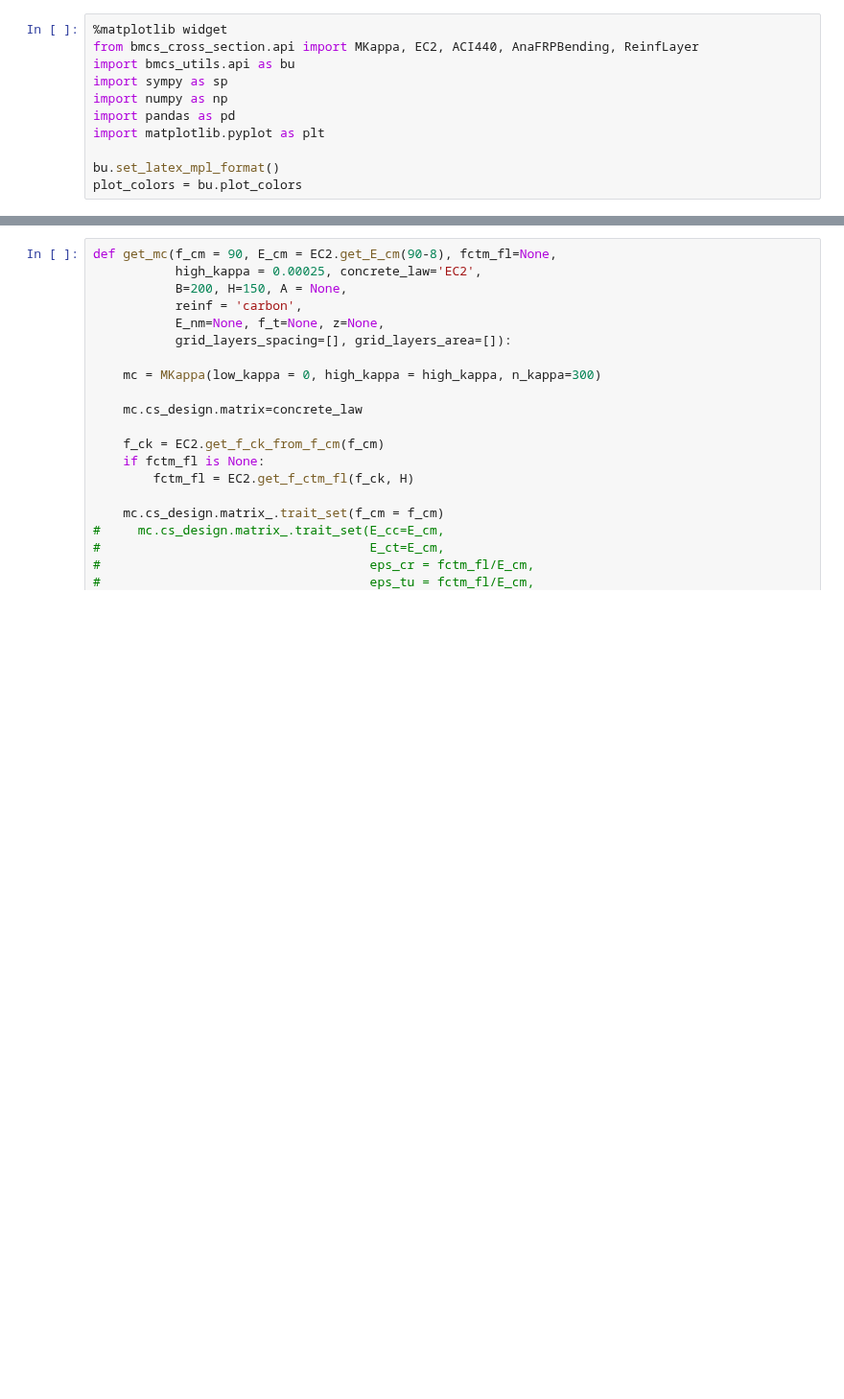
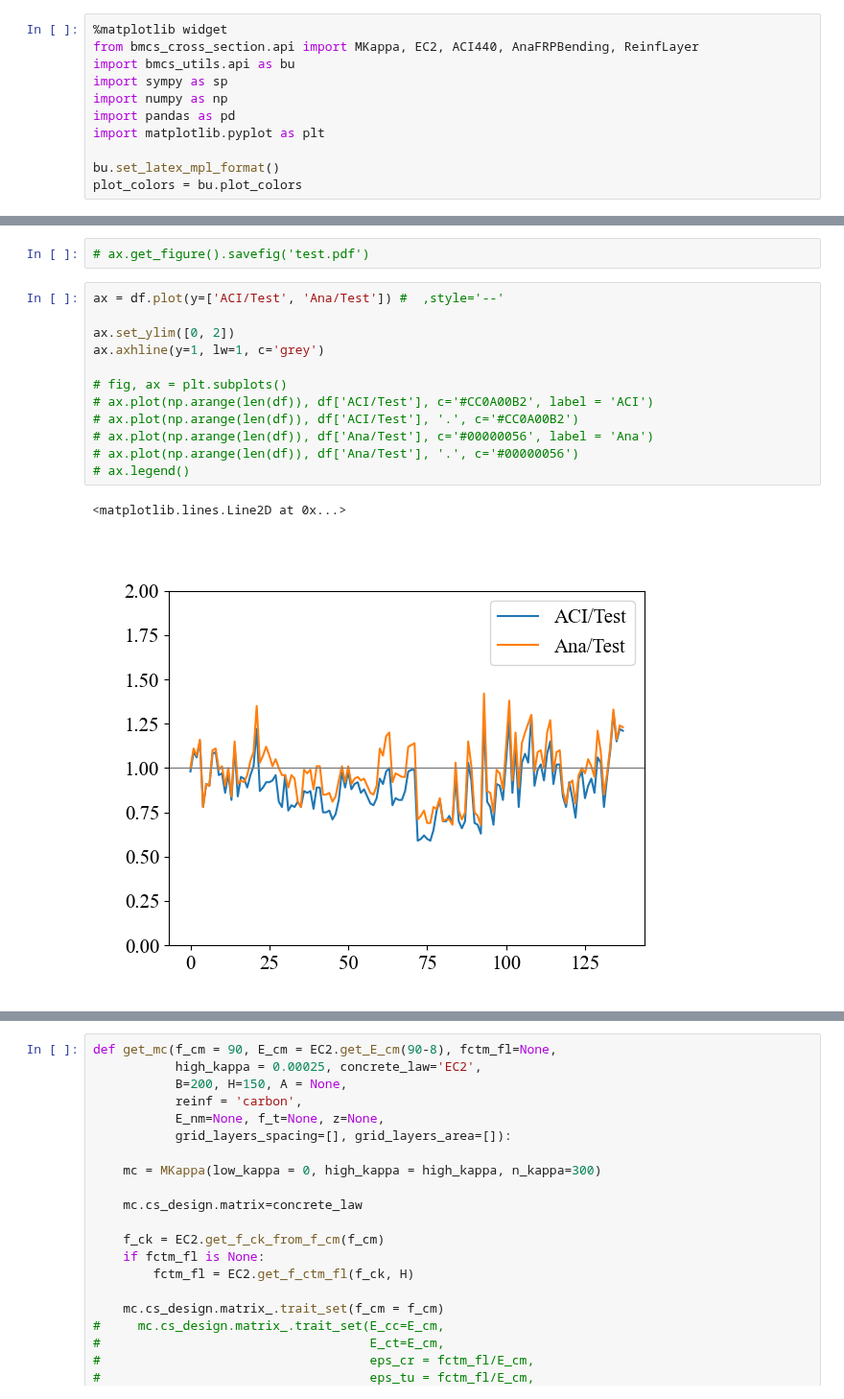
Before and after one commit to rosoba/bmcs_cross_section, a Jupyter notebook: notebooks/mkappa/deriving_rho_fb_and_M_n_with_2_lines_approx_studies_and_validation.ipynb, the cells around one changed output, grey strips where cells are left out. Shown at 96% size. Saved outputs shown, nothing was run; the diff lists cells and outputs as text; blank space fills up the shorter version.

```diff
--- a/notebooks/mkappa/deriving_rho_fb_and_M_n_with_2_lines_approx_studies_and_validation.ipynb
+++ b/notebooks/mkappa/deriving_rho_fb_and_M_n_with_2_lines_approx_studies_and_validation.ipynb
@@ -65,0 +97,17 @@ df
+# %%
+# ax.get_figure().savefig('test.pdf')
+# %%
+ax = df.plot(y=['ACI/Test', 'Ana/Test']) #  ,style='--'
+
+ax.set_ylim([0, 2])
+ax.axhline(y=1, lw=1, c='grey')
+
+# fig, ax = plt.subplots()
+# ax.plot(np.arange(len(df)), df['ACI/Test'], c='#CC0A00B2', label = 'ACI')
+# ax.plot(np.arange(len(df)), df['ACI/Test'], '.', c='#CC0A00B2')
+# ax.plot(np.arange(len(df)), df['Ana/Test'], c='#00000056', label = 'Ana')
+# ax.plot(np.arange(len(df)), df['Ana/Test'], '.', c='#00000056')
+# ax.legend()
+# %% [output]
+<matplotlib.lines.Line2D at 0x...>
+[figure, added]
```
Also changed, not shown: parts of 7 cells of this notebook, 6 other files.
